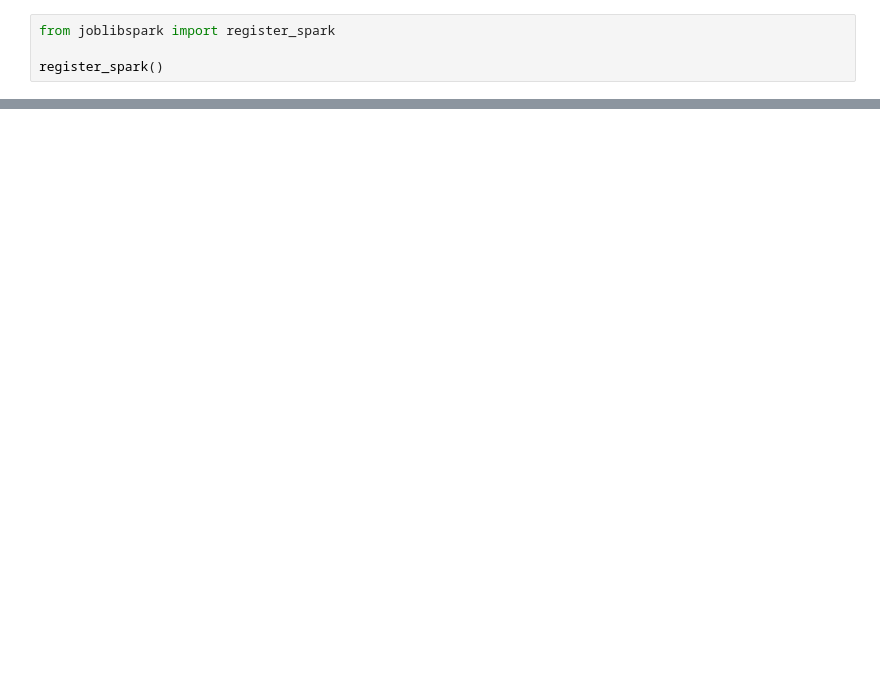
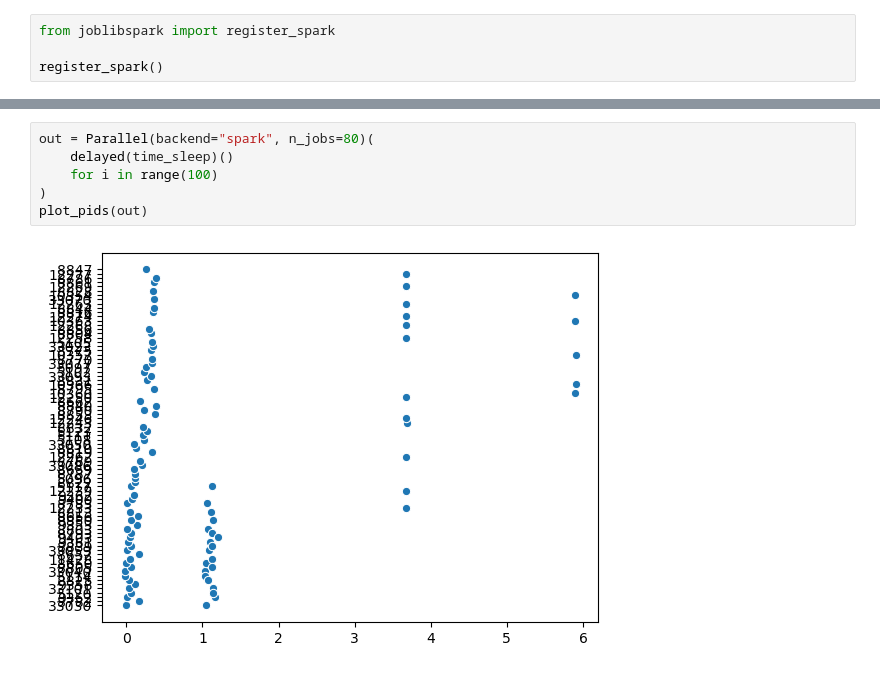
Before and after one commit to Vincent-Maladiere/joblib-distributed-benchmark, a Jupyter notebook: joblib_distributed.ipynb, the cells around one changed output, grey strips where cells are left out. Drawn from its saved outputs; the diff is of its cells as text; blank space fills up the shorter version.

```diff
--- a/joblib_distributed.ipynb
+++ b/joblib_distributed.ipynb
@@ -187,0 +163,8 @@ register_spark()
+# %%
+out = Parallel(backend="spark", n_jobs=80)(
+    delayed(time_sleep)()
+    for i in range(100)
+)
+plot_pids(out)
+# %% [output]
+[figure, added]
```
Also changed, not shown: parts of 63 cells of this notebook, 1 other file.
